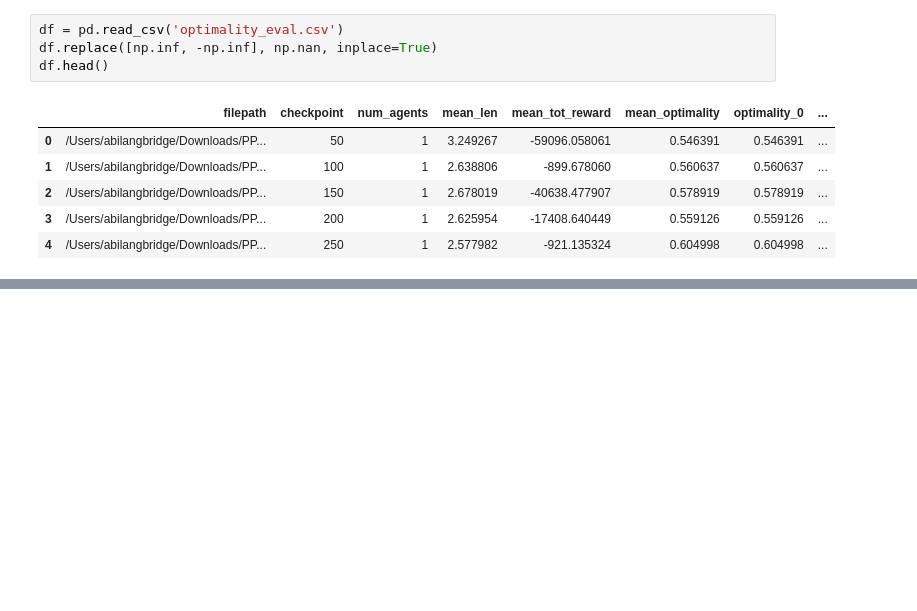
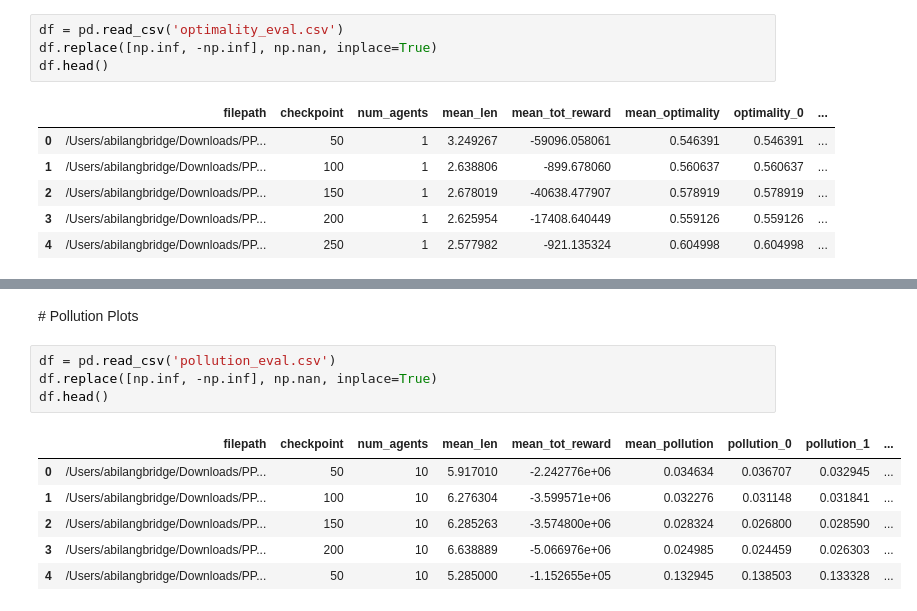
Before and after one commit to Langbridge/RL_RAR, a Jupyter notebook: results_eval.ipynb, the cells around one changed output, grey strips where cells are left out. Cells and saved outputs as stored; diff of their text form; blank space fills up the shorter version.

```diff
--- a/results_eval.ipynb
+++ b/results_eval.ipynb
@@ -49,0 +57,13 @@ for path, alias in FILEPATH.items():
+# %% [markdown]
+# Pollution Plots
+# %%
+df = pd.read_csv('pollution_eval.csv')
+df.replace([np.inf, -np.inf], np.nan, inplace=True)
+df.head()
+# %% [output]
+|  | filepath | checkpoint | num_agents | mean_len | mean_tot_reward | mean_pollution | pollution_0 | pollution_1 | ... |
+| 0 | /Users/abilangbridge/Downloads/PP... | 50 | 10 | 5.917010 | -2.242776e+06 | 0.034634 | 0.036707 | 0.032945 | ... |
+| 1 | /Users/abilangbridge/Downloads/PP... | 100 | 10 | 6.276304 | -3.599571e+06 | 0.032276 | 0.031148 | 0.031841 | ... |
+| 2 | /Users/abilangbridge/Downloads/PP... | 150 | 10 | 6.285263 | -3.574800e+06 | 0.028324 | 0.026800 | 0.028590 | ... |
+| 3 | /Users/abilangbridge/Downloads/PP... | 200 | 10 | 6.638889 | -5.066976e+06 | 0.024985 | 0.024459 | 0.026303 | ... |
+| 4 | /Users/abilangbridge/Downloads/PP... | 50 | 10 | 5.285000 | -1.152655e+05 | 0.132945 | 0.138503 | 0.133328 | ... |
```
Also changed, not shown: parts of 5 cells of this notebook, 9 other files.
